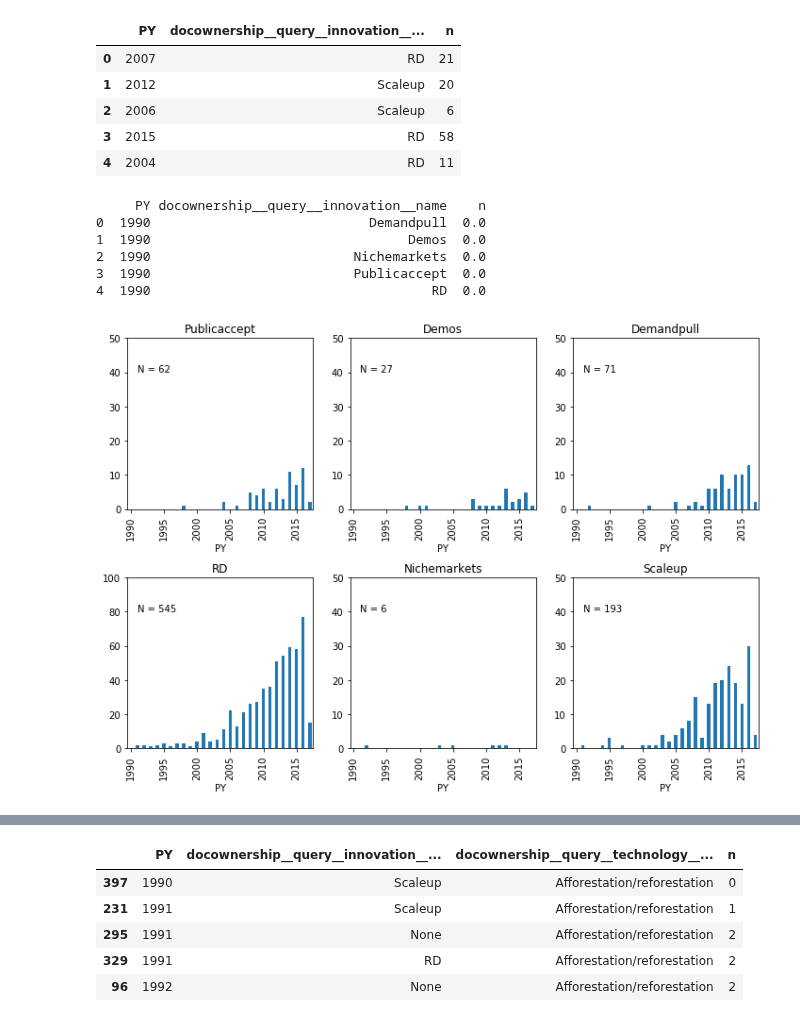
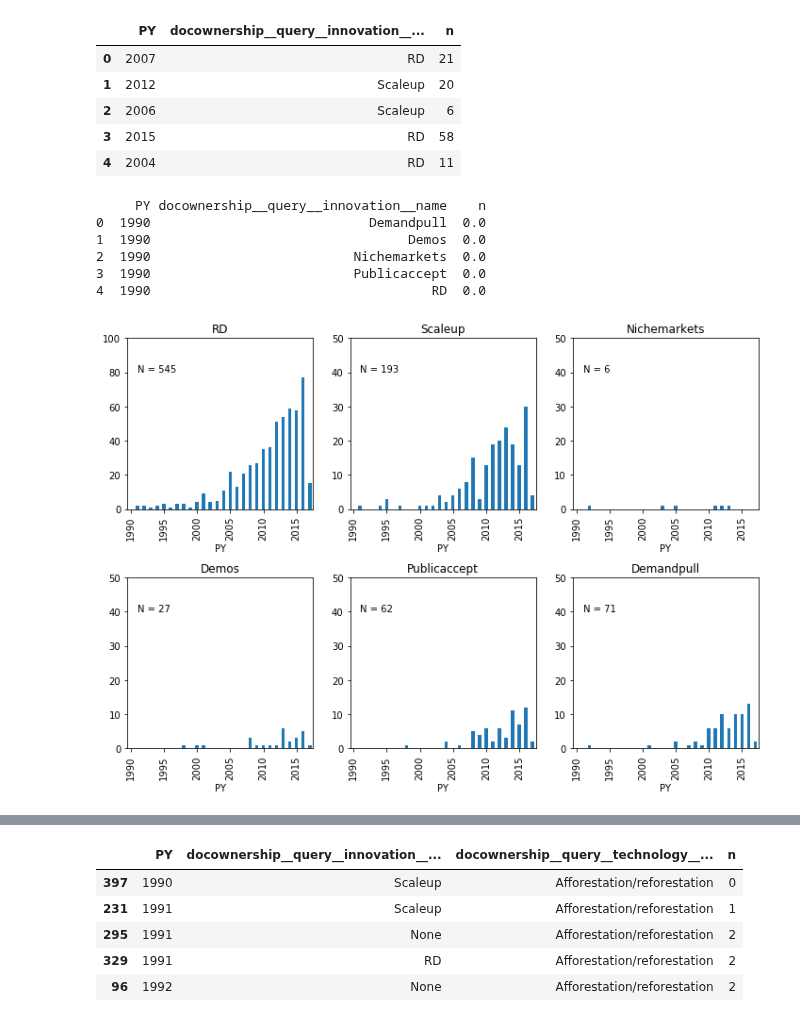
Before and after one commit to mcc-apsis/NETs-review, a Jupyter notebook: NETs graphs.ipynb, the cells around one changed output, grey strips where cells are left out. Saved outputs shown, nothing was run; the diff lists cells and outputs as text; code cells hidden in the pictures.

Commit message:
new plots

```diff
--- a/NETs graphs.ipynb
+++ b/NETs graphs.ipynb
@@ -157,6 +97,8 @@ pt['docownership__query__innovation__name'] = pd.Categorical(pt['docownership__q
                                                                 "Demos",
                                                                 "Nichemarkets"
                                                             ])
+
+pt = pt.sort_values(['PY','docownership__query__innovation__name'])
 
 
 grouped =  pt.groupby('docownership__query__innovation__name')
@@ -177,31 +119,31 @@ for i, (key, ax) in enumerate(targets):
 
     ticks = ax.xaxis.get_ticklocs()
     ticklabels = [l.get_text() for l in ax.xaxis.get_ticklabels()]
     ax.xaxis.set_ticks(ticks[::n])
     ax.xaxis.set_ticklabels(ticklabels[::n])
 
     if key=="RD":
         m = 100
     else:
         m = 50
 
     ax.set_ylim(0,m)
 
 
     ax.set_title(key)
 
     s = "N = {:d}".format(int(group.sum()['n']))
 
     ax.text(1,m*0.8, s)
 
 
 plt.savefig('plots/1_1_1.png',bbox_inches='tight')
 plt.show()
 # %% [output]
      PY docownership__query__innovation__name    n
 0  1990                            Demandpull  0.0
 1  1990                                 Demos  0.0
 2  1990                          Nichemarkets  0.0
 3  1990                          Publicaccept  0.0
 4  1990                                    RD  0.0
-[figure, old version]
+[figure, new version]
```
Also changed, not shown: parts of 22 cells of this notebook, 6 other files.
